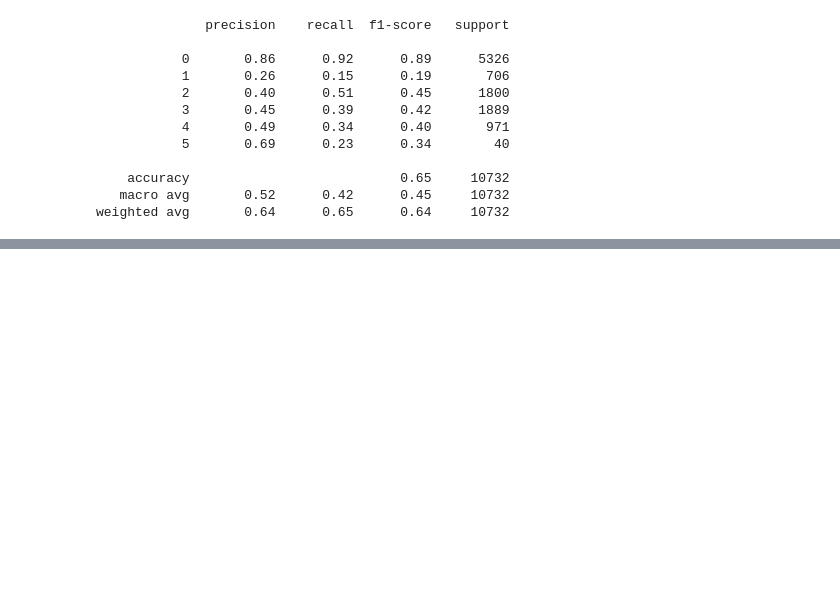
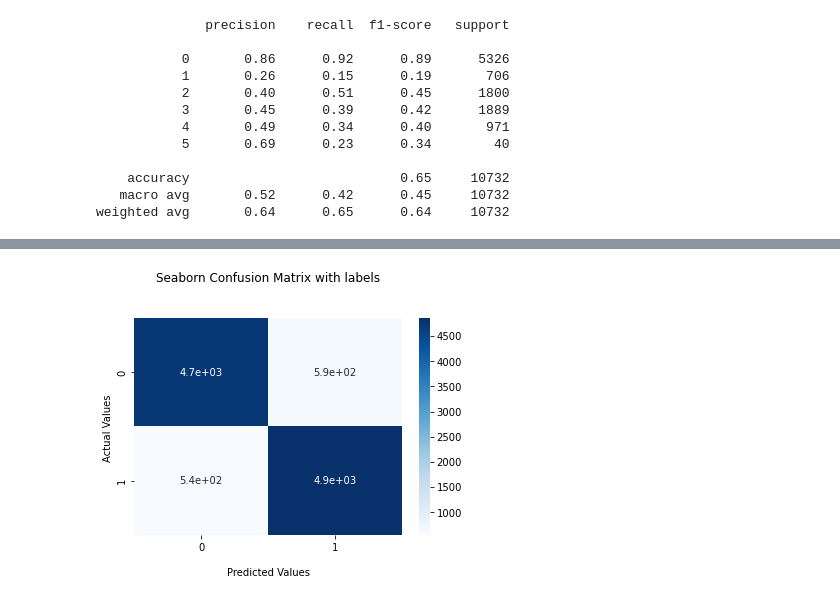
Before and after one commit to KristineNunez/HalamaNN, a Jupyter notebook: NN_sequential_v2.ipynb, the cells around one changed output, grey strips where cells are left out. Cells and saved outputs as stored; diff of their text form; code cells hidden in the pictures; blank space fills up the shorter version.

```diff
--- a/NN_sequential_v2.ipynb
+++ b/NN_sequential_v2.ipynb
@@ -512,0 +584,3 @@ weighted avg       0.64      0.65      0.64     10732
+# %%
+y_pred_nonsmote = nn_200.predict(X_test_nonsmote)
+y_pred_nonsmote = [np.argmax(x) for x in y_pred_nonsmote]
@@ -512,0 +589,10 @@ weighted avg       0.64      0.65      0.64     10732
+# %%
+cf_matrix_nonsmote = confusion_matrix(y_test_nonsmote, y_pred_nonsmote)
+ax_nonsmote = sns.heatmap(cf_matrix_nonsmote, annot=True, cmap='Blues')
+
+ax_nonsmote.set_title('Seaborn Confusion Matrix with labels\n\n')
+ax_nonsmote.set_xlabel('\nPredicted Values')
+ax_nonsmote.set_ylabel('Actual Values ')
+plt.show()
+# %% [output]
+[figure, added]
```
Also changed, not shown: parts of 7 cells of this notebook, 1 other file.
